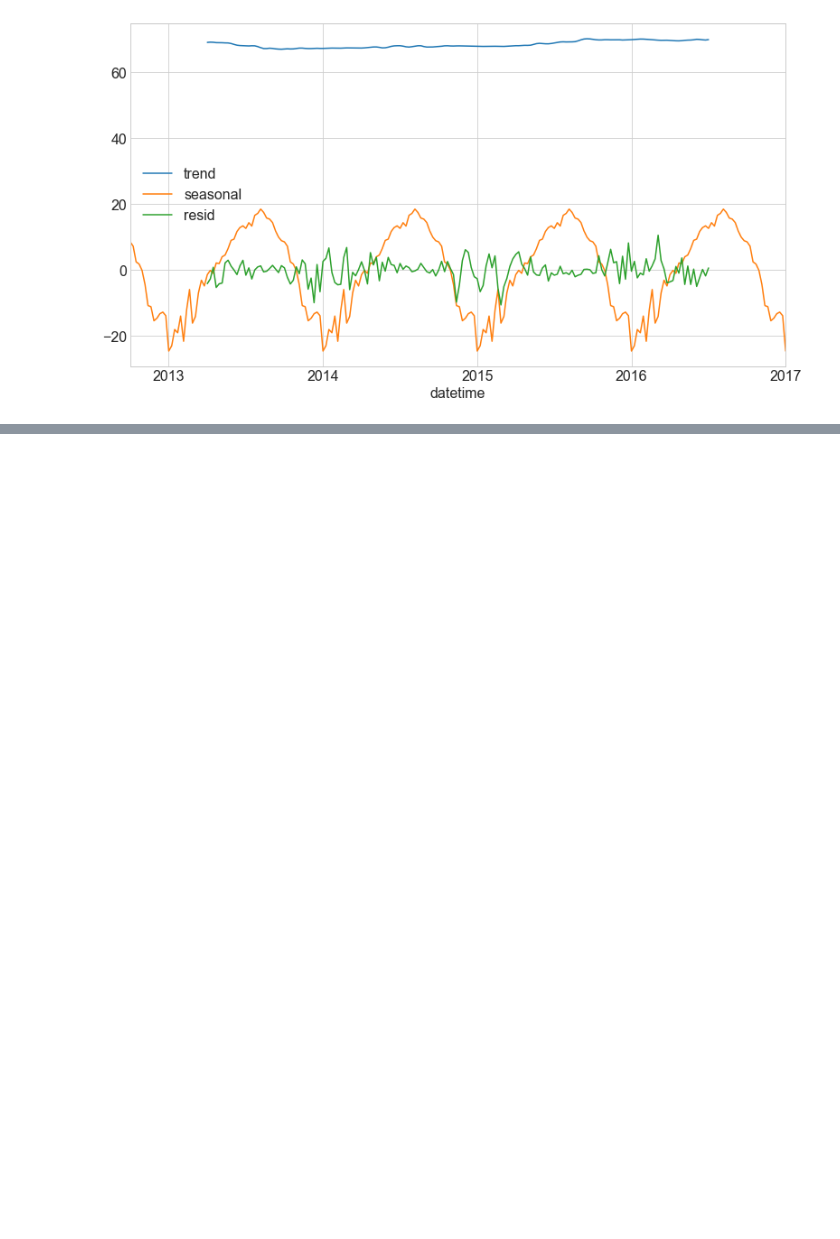
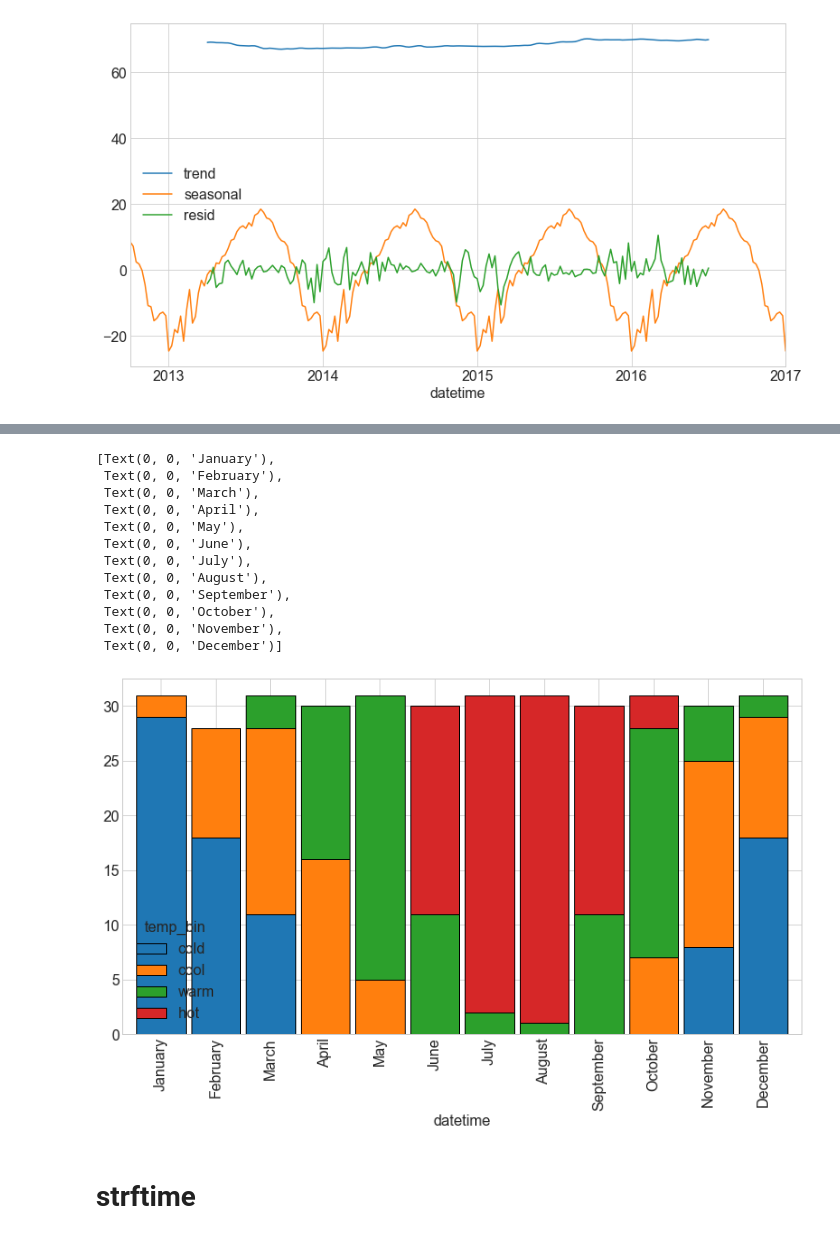
Before and after one commit to george887/time-series-exercises, a Jupyter notebook: time_series_eda_walkthru.ipynb, the cells around one changed output, grey strips where cells are left out. Cells and saved outputs as stored; diff of their text form; code cells hidden in the pictures; blank space fills up the shorter version.

```diff
--- a/time_series_eda_walkthru.ipynb
+++ b/time_series_eda_walkthru.ipynb
@@ -437,0 +541,27 @@ decomposition.iloc[:, 1:].plot()
+# %%
+ax = (train['2015']
+ .groupby('temp_bin')
+ .resample('M')
+ .size()
+ .unstack(0)
+ .plot.bar(stacked=True, width=.9, ec='black')
+)
+# Take the existing labels, convert them to timestamps and then reformat them with .strftime
+labels = [pd.to_datetime(t.get_text()).strftime('%B') for t in ax.get_xticklabels()]
+ax.set_xticklabels(labels)
+# %% [output]
+[Text(0, 0, 'January'),
+ Text(0, 0, 'February'),
+ Text(0, 0, 'March'),
+ Text(0, 0, 'April'),
+ Text(0, 0, 'May'),
+ Text(0, 0, 'June'),
+ Text(0, 0, 'July'),
+ Text(0, 0, 'August'),
+ Text(0, 0, 'September'),
+ Text(0, 0, 'October'),
+ Text(0, 0, 'November'),
+ Text(0, 0, 'December')]
+[figure, added]
+# %% [markdown]
+# strftime
```
Also changed, not shown: parts of 13 cells of this notebook, 1 other file.
